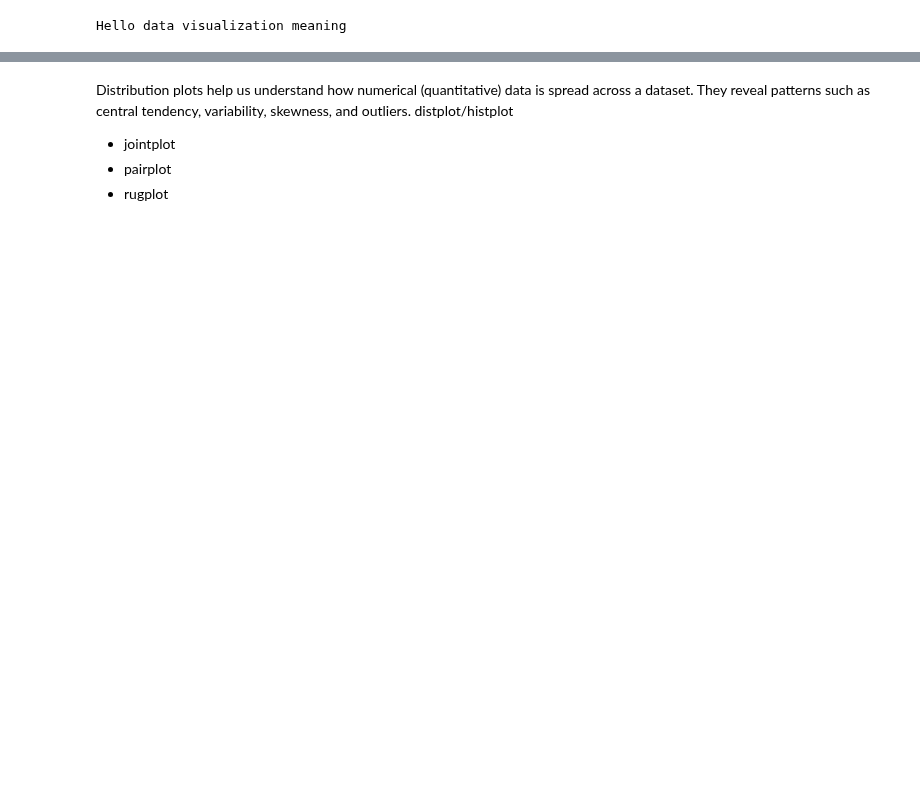
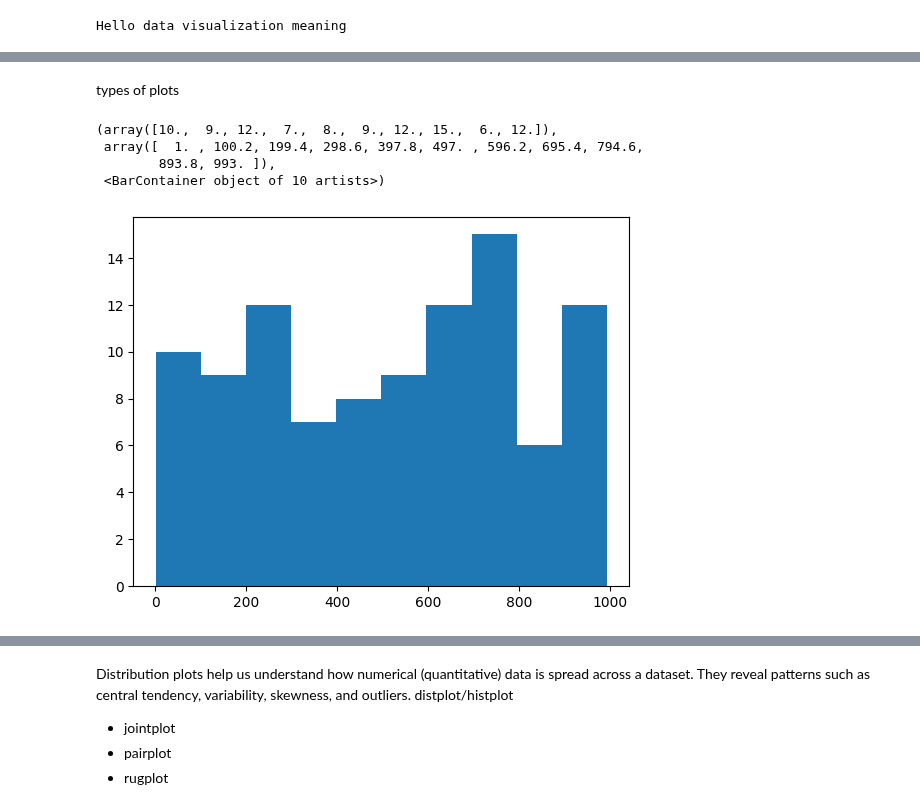
Before and after one commit to kunwarbibek/Data-visualization, a Jupyter notebook: data visualization/basic.ipynb, the cells around one changed output, grey strips where cells are left out. Drawn from its saved outputs; the diff is of its cells as text; code cells hidden in the pictures; blank space fills up the shorter version.

```diff
--- a/data visualization/basic.ipynb
+++ b/data visualization/basic.ipynb
@@ -4,0 +39,12 @@ Hello data visualization meaning
+# %% [markdown]
+types of plots
+# %%
+from random import sample
+data = sample(range(1, 1000), 100)
+plt.hist(data)
+# %% [output]
+(array([10.,  9., 12.,  7.,  8.,  9., 12., 15.,  6., 12.]),
+ array([  1. , 100.2, 199.4, 298.6, 397.8, 497. , 596.2, 695.4, 794.6,
+        893.8, 993. ]),
+ <BarContainer object of 10 artists>)
+[figure, added]
```
Also changed, not shown: parts of 9 cells of this notebook, 4 other files.
